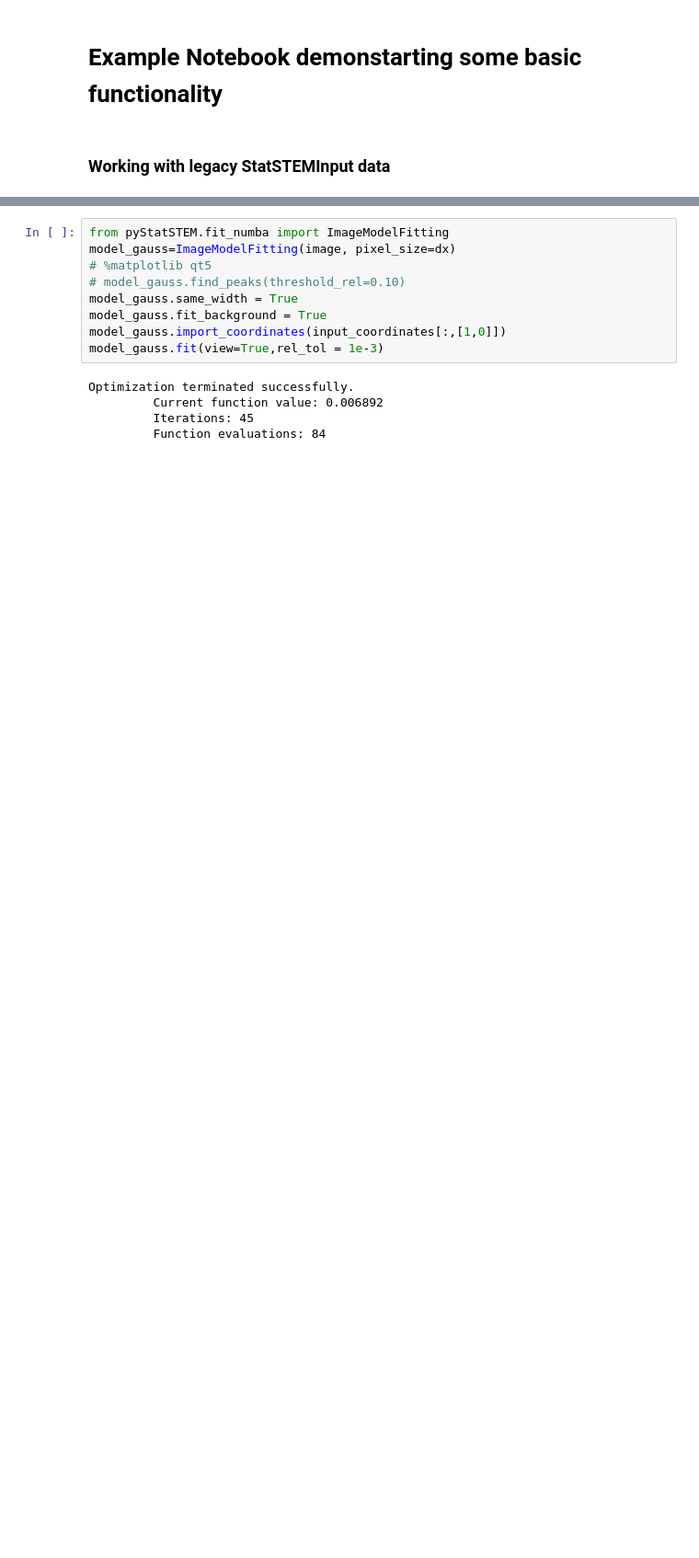
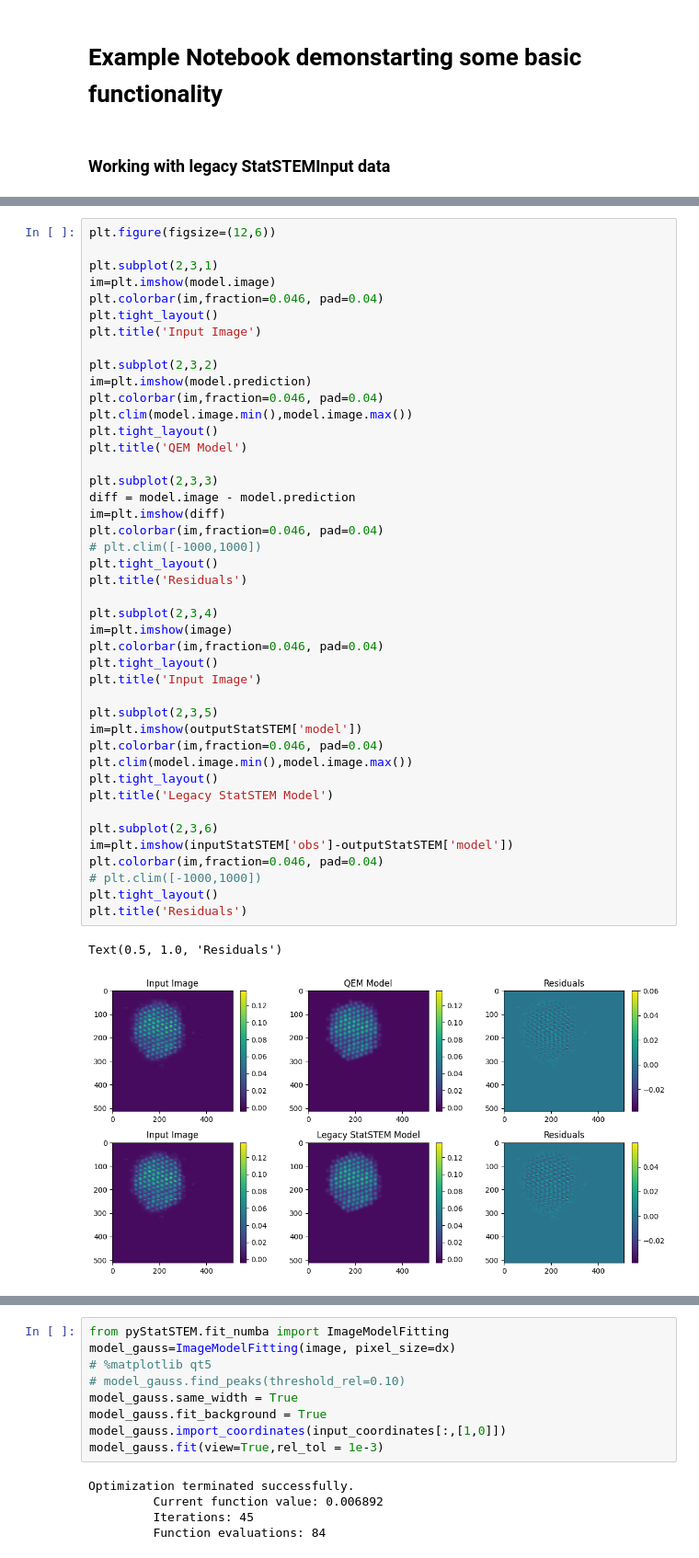
Before and after one commit to zezhong-zhang/qem, a Jupyter notebook: examples/examples_jax.ipynb, the cells around one changed output, grey strips where cells are left out. Shown at 92% size. Saved outputs shown, nothing was run; the diff lists cells and outputs as text; blank space fills up the shorter version.

```diff
--- a/examples/examples_jax.ipynb
+++ b/examples/examples_jax.ipynb
@@ -71,3 +78,49 @@ NameError: name 'model_gauss' is not defined
+# %%
+plt.figure(figsize=(12,6))
+
+plt.subplot(2,3,1)
+im=plt.imshow(model.image)
+plt.colorbar(im,fraction=0.046, pad=0.04)
+plt.tight_layout()
+plt.title('Input Image')
+
+plt.subplot(2,3,2)
+im=plt.imshow(model.prediction)
+plt.colorbar(im,fraction=0.046, pad=0.04)
+plt.clim(model.image.min(),model.image.max())
+plt.tight_layout()
+plt.title('QEM Model')
+
+plt.subplot(2,3,3)
+diff = model.image - model.prediction
+im=plt.imshow(diff)
+plt.colorbar(im,fraction=0.046, pad=0.04)
+# plt.clim([-1000,1000])
+plt.tight_layout()
+plt.title('Residuals')
+
+plt.subplot(2,3,4)
+im=plt.imshow(image)
+plt.colorbar(im,fraction=0.046, pad=0.04)
+plt.tight_layout()
+plt.title('Input Image')
+
+plt.subplot(2,3,5)
+im=plt.imshow(outputStatSTEM['model'])
+plt.colorbar(im,fraction=0.046, pad=0.04)
+plt.clim(model.image.min(),model.image.max())
+plt.tight_layout()
+plt.title('Legacy StatSTEM Model')
+
+plt.subplot(2,3,6)
+im=plt.imshow(inputStatSTEM['obs']-outputStatSTEM['model'])
+plt.colorbar(im,fraction=0.046, pad=0.04)
+# plt.clim([-1000,1000])
+plt.tight_layout()
+plt.title('Residuals')
+# %% [output]
+Text(0.5, 1.0, 'Residuals')
+[figure, added]
 # %%
 model_gauss.plot('prediction')
 # %% [output]
```
Also changed, not shown: parts of 14 cells of this notebook.
